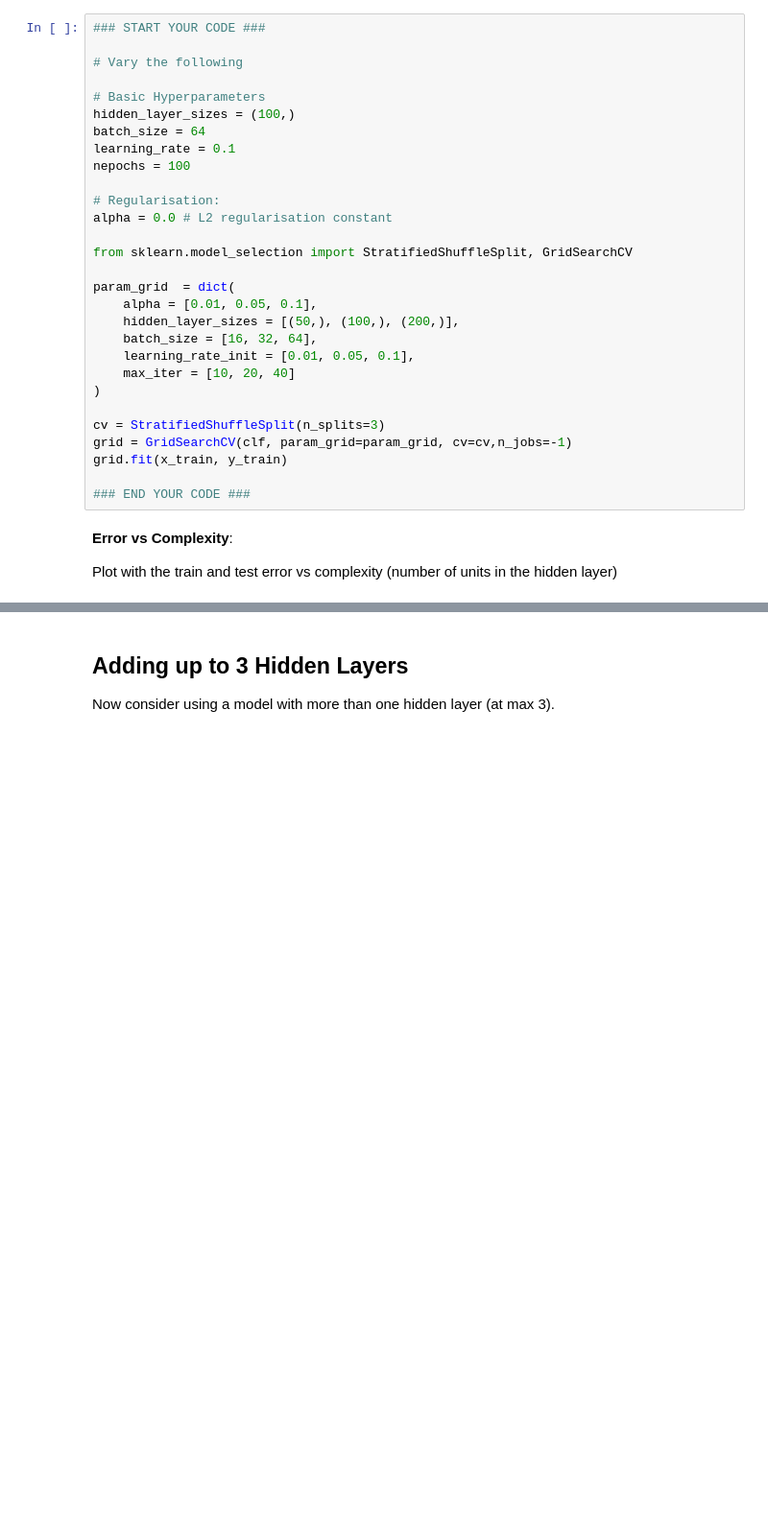
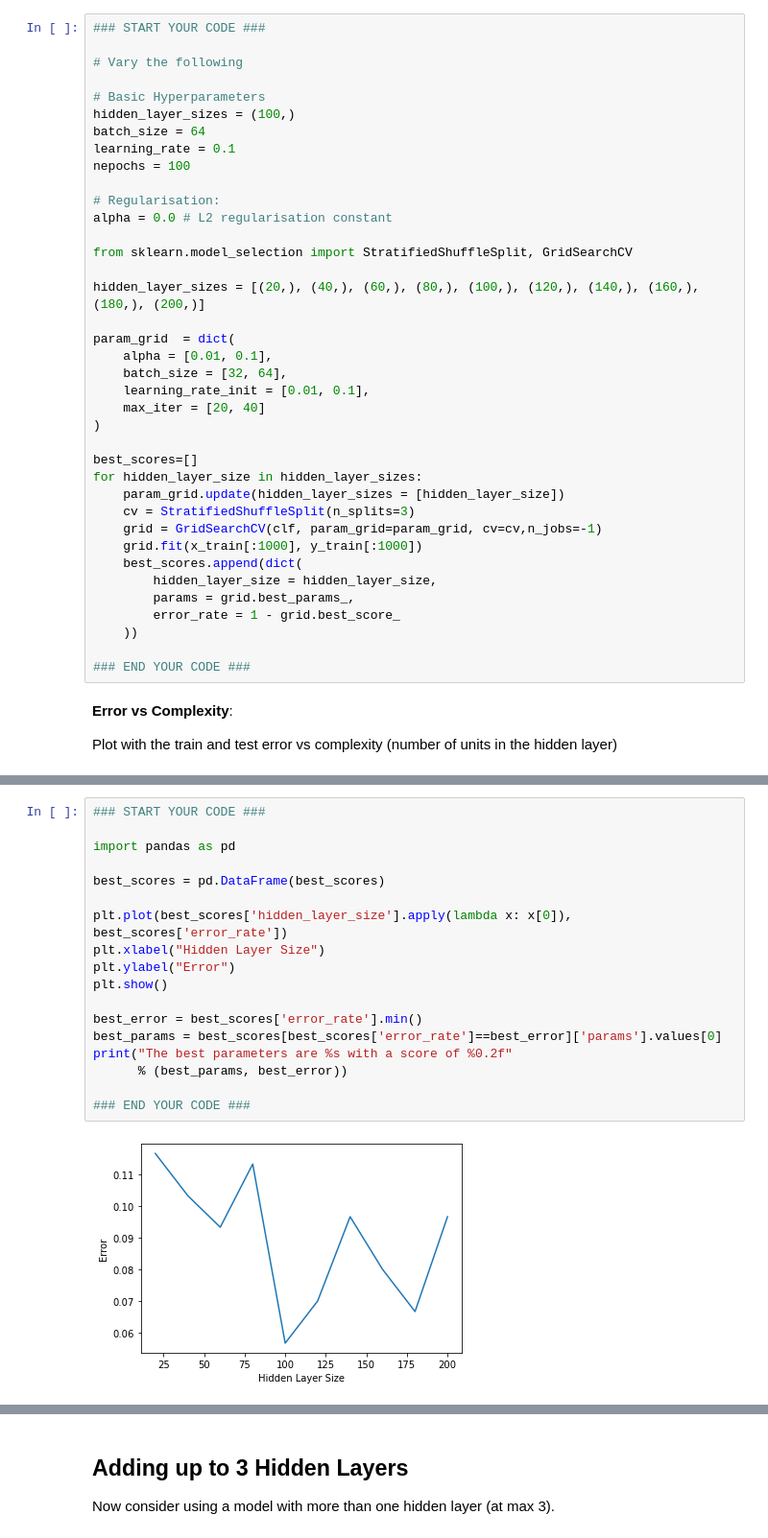
Before and after one commit to PatCH0816/TSM_DeLearn, a Jupyter notebook: exercises/exercise4/Exercise 3/model_selection_stud.ipynb, the cells around one changed output, grey strips where cells are left out. Shown at 96% size. Cells and saved outputs as stored; diff of their text form; blank space fills up the shorter version.

```diff
--- a/exercises/exercise4/Exercise 3/model_selection_stud.ipynb
+++ b/exercises/exercise4/Exercise 3/model_selection_stud.ipynb
@@ -301,17 +307,26 @@ alpha = 0.0 # L2 regularisation constant
 
 from sklearn.model_selection import StratifiedShuffleSplit, GridSearchCV
 
+hidden_layer_sizes = [(20,), (40,), (60,), (80,), (100,), (120,), (140,), (160,), (180,), (200,)]
+
 param_grid  = dict(
-    alpha = [0.01, 0.05, 0.1],
-    hidden_layer_sizes = [(50,), (100,), (200,)],
-    batch_size = [16, 32, 64],
-    learning_rate_init = [0.01, 0.05, 0.1],
-    max_iter = [10, 20, 40]
+    alpha = [0.01, 0.1],
+    batch_size = [32, 64],
+    learning_rate_init = [0.01, 0.1],
+    max_iter = [20, 40]
 )
 
-cv = StratifiedShuffleSplit(n_splits=3)
-grid = GridSearchCV(clf, param_grid=param_grid, cv=cv,n_jobs=-1)
-grid.fit(x_train, y_train)
+best_scores=[]
+for hidden_layer_size in hidden_layer_sizes:
+    param_grid.update(hidden_layer_sizes = [hidden_layer_size])
+    cv = StratifiedShuffleSplit(n_splits=3)
+    grid = GridSearchCV(clf, param_grid=param_grid, cv=cv,n_jobs=-1)
+    grid.fit(x_train[:1000], y_train[:1000])
+    best_scores.append(dict(
+        hidden_layer_size = hidden_layer_size,
+        params = grid.best_params_,
+        error_rate = 1 - grid.best_score_
+    ))
 
 ### END YOUR CODE ###
 # %% [markdown]
@@ -328,0 +336,20 @@ Plot with the train and test error vs complexity (number of units in the hidden
+# %%
+### START YOUR CODE ###
+
+import pandas as pd
+
+best_scores = pd.DataFrame(best_scores)
+
+plt.plot(best_scores['hidden_layer_size'].apply(lambda x: x[0]), best_scores['error_rate'])
+plt.xlabel("Hidden Layer Size")
+plt.ylabel("Error")
+plt.show()
+
+best_error = best_scores['error_rate'].min()
+best_params = best_scores[best_scores['error_rate']==best_error]['params'].values[0]
+print("The best parameters are %s with a score of %0.2f"
+      % (best_params, best_error))
+
+### END YOUR CODE ###
+# %% [output]
+[figure, added]
```
Also changed, not shown: parts of 13 cells of this notebook.
